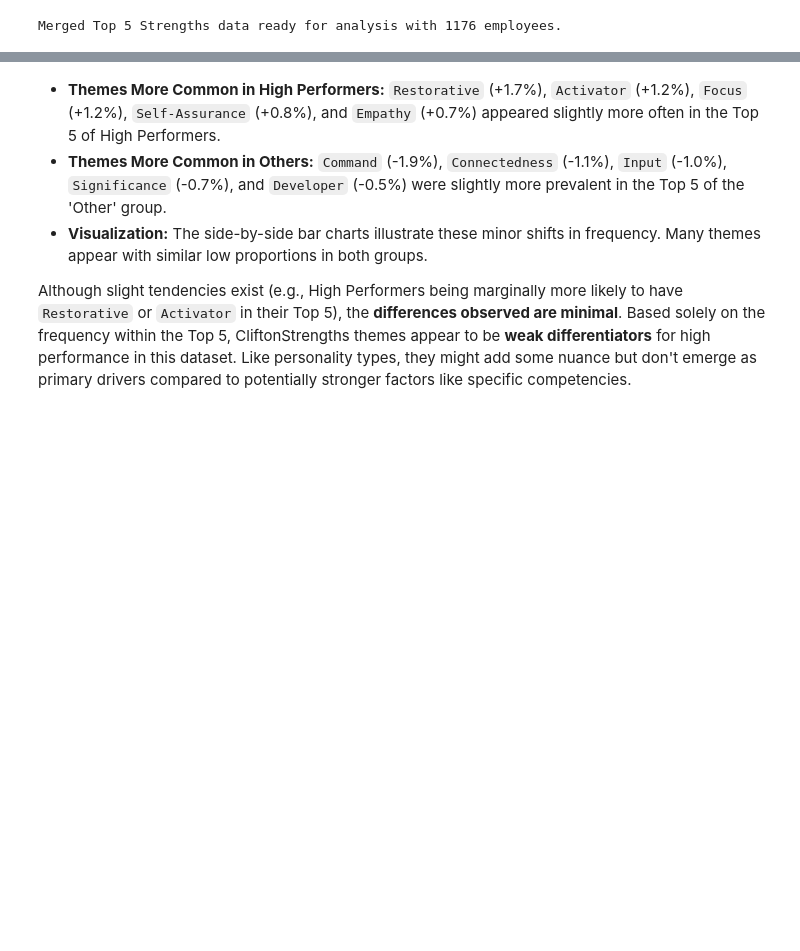
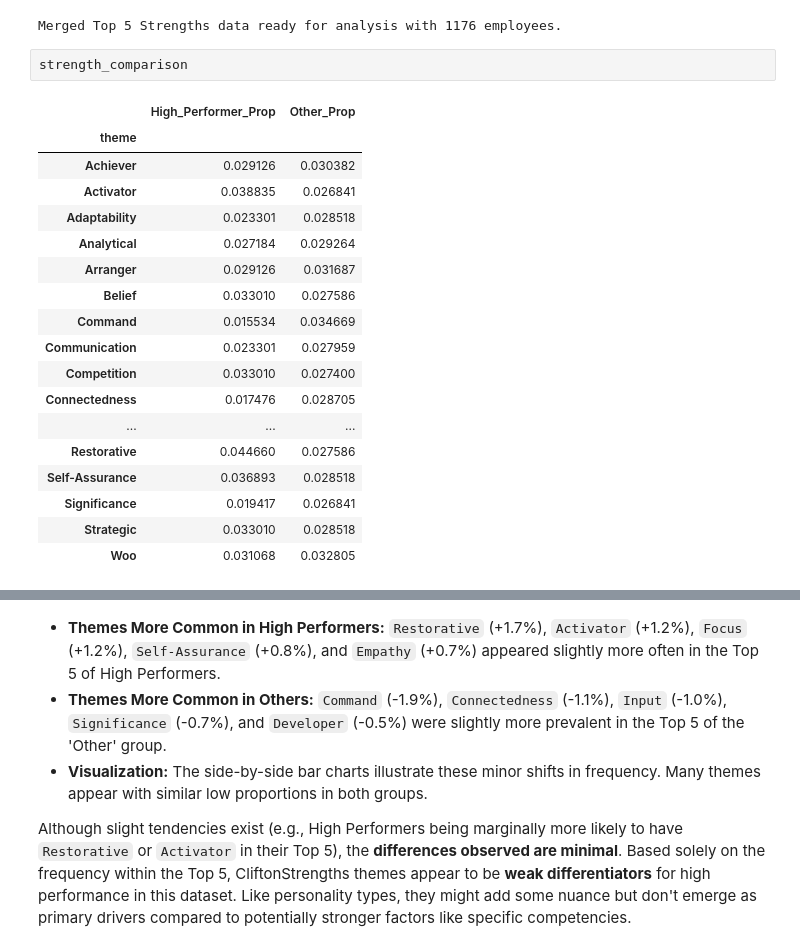
Before and after one commit to fbudimannn/talent-intelligence-system, a Jupyter notebook: 1_analysis/data_exploration.ipynb, the cells around one changed output, grey strips where cells are left out. Cells and saved outputs as stored; diff of their text form; blank space fills up the shorter version.

```diff
--- a/1_analysis/data_exploration.ipynb
+++ b/1_analysis/data_exploration.ipynb
@@ -2772,5 +2772,26 @@ df_analysis_strengths = df_main_EDA[['employee_id', 'is_high_performer']].merge(
 print(f"Merged Top 5 Strengths data ready for analysis with {df_analysis_strengths['employee_id'].nunique()} employees.")
 # %% [output]
 Merged Top 5 Strengths data ready for analysis with 1176 employees.
+# %%
+strength_comparison
+# %% [output]
+|  | High_Performer_Prop | Other_Prop |
+| theme |  |  |
+| Achiever | 0.029126 | 0.030382 |
+| Activator | 0.038835 | 0.026841 |
+| Adaptability | 0.023301 | 0.028518 |
+| Analytical | 0.027184 | 0.029264 |
+| Arranger | 0.029126 | 0.031687 |
+| Belief | 0.033010 | 0.027586 |
+| Command | 0.015534 | 0.034669 |
+| Communication | 0.023301 | 0.027959 |
+| Competition | 0.033010 | 0.027400 |
+| Connectedness | 0.017476 | 0.028705 |
+| ... | ... | ... |
+| Restorative | 0.044660 | 0.027586 |
+| Self-Assurance | 0.036893 | 0.028518 |
+| Significance | 0.019417 | 0.026841 |
+| Strategic | 0.033010 | 0.028518 |
+| Woo | 0.031068 | 0.032805 |
 # %%
 # --- Visualize Comparison (Side-by-Side Separate Bar Charts) ---
```
Also changed, not shown: parts of 5 cells of this notebook.
